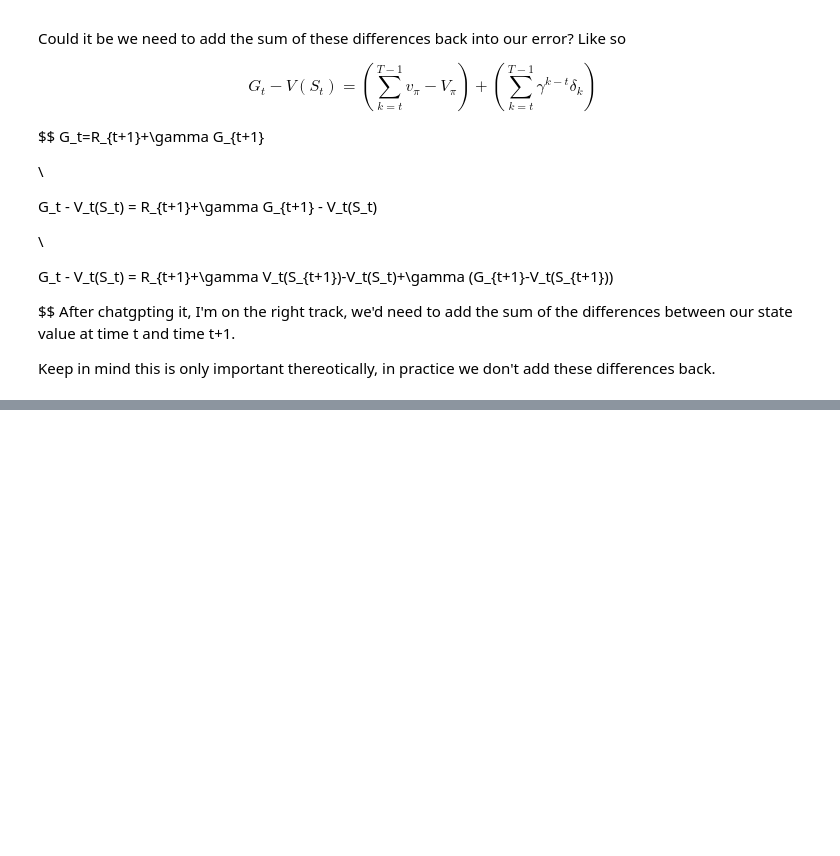
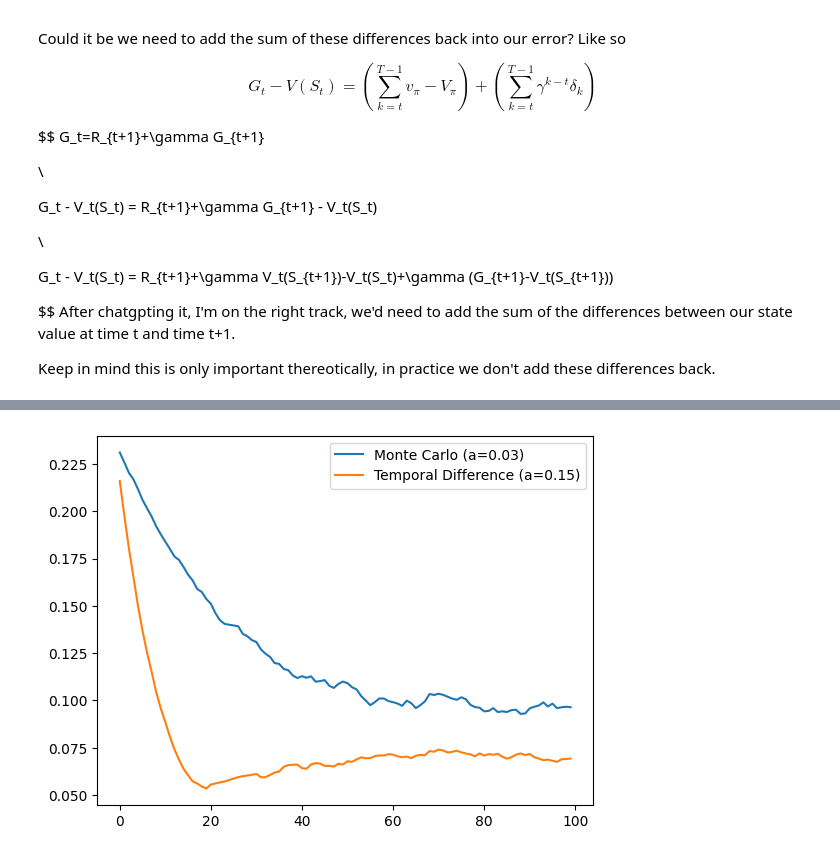
Before and after one commit to josephD-S/sutton-and-barto-RL, a Jupyter notebook: chapter-6.ipynb, the cells around one changed output, grey strips where cells are left out. Drawn from its saved outputs; the diff is of its cells as text; code cells hidden in the pictures; blank space fills up the shorter version.

```diff
--- a/chapter-6.ipynb
+++ b/chapter-6.ipynb
@@ -112,0 +125,95 @@ Essentially, TD has a "memory" of the environment whereas Monte carlo doesn't. T
+# %%
+# Example 6.2 Random Walk
+import random
+import numpy as np
+import matplotlib.pyplot as plt
+
+TRUE_STATE_VALUES = np.array([1/6, 2/6, 3/6, 4/6, 5/6])
+INITIAL_STATE_VALUES = 3/6
+
+def random_walk() -> tuple[list, int]:
+    walk = ["T_left", "A", "B", "C", "D", "E", "T_right"]
+    curr = 3 # Start at C
+    reward = 0
+    trajectory = [walk[curr]]
+
+    while walk[curr][0] != "T":
+        if random.random() < 0.5: # Left
+            curr = curr-1
+        else:
+            curr = curr+1# Right
+        trajectory.append(walk[curr])
+
+    if walk[curr] == "T_right":
+        reward = 1
+
+    return (trajectory, reward)
+
+def rmse(arr_one, arr_two):
+    return np.sqrt(np.mean((arr_one-arr_two)**2))
+
+def monte_carlo_prediction(alpha: float, episodes: int) -> np.array:
+    state_values = np.zeros(5, np.float64) + INITIAL_STATE_VALUES
+    index_map = {"A": 0, "B": 1, "C": 2, "D": 3, "E": 4}
+    rmse_hist = []
+
+    for _ in range(episodes):
+        trajectory, reward = random_walk()
+
+        for timestep in trajectory[-2::-1]: # Reverse and start at second element in the reversed list
+            idx = index_map[timestep]
+            state_values[idx] = state_values[idx] + (alpha * (reward - state_values[idx]))
+
+        rmse_hist.append(rmse(TRUE_STATE_VALUES, state_values))
+
+    return state_values, rmse_hist
+
+def temporal_difference_prediction(alpha: float, episodes: int) -> np.array:
+    state_values = np.zeros(5, np.float64) + INITIAL_STATE_VALUES
+    index_map = {"A": 0, "B": 1, "C": 2, "D": 3, "E": 4}
+    rmse_hist = []
+
+    for _ in range(episodes):
+        trajectory, reward = random_walk()
+
+        for timestep_idx in range(len(trajectory)-1):
+            state = trajectory[timestep_idx]
+            subsequent_state = trajectory[timestep_idx+1]
+            state_idx = index_map[state]
+
+            if timestep_idx == len(trajectory)-2: # If at second last state (last non-terminal state)
+                state_values[state_idx] += alpha * (reward - state_values[state_idx])
+            else:
+                ss_idx = index_map[subsequent_state]
+                state_values[state_idx] += alpha * (state_values[ss_idx]-state_values[state_idx])
+
+        rmse_hist.append(rmse(TRUE_STATE_VALUES, state_values))
+
+    return state_values, rmse_hist
+
+
+mc_alpha = 0.03
+td_alpha = 0.15
+episodes = 100
+all_mc_rmse_lists = []
+all_td_rmse_lists = []
+
+for i in range(200):
+    _, mc_rmse_hist = monte_carlo_prediction(mc_alpha, episodes)
+    all_mc_rmse_lists.append(mc_rmse_hist)
+
+for i in range(200):
+    _, td_rmse_hist = temporal_difference_prediction(td_alpha, episodes)
+    all_td_rmse_lists.append(td_rmse_hist)
+
+avg_mc_rmse = np.array(all_mc_rmse_lists).mean(axis=0)
+avg_td_rmse = np.array(all_td_rmse_lists).mean(axis=0)
+
+plt.plot(avg_mc_rmse, label=f"Monte Carlo (a={mc_alpha})")
+plt.plot(avg_td_rmse, label=f"Temporal Difference (a={td_alpha})")
+plt.legend()
+
+# TD tends to do better at a relatively high Alpha compared to MC
+# TD converges much faster than MC
+# At very low alphas (0.006 for both), MC actually. converges better
+# %% [output]
@@ -112,0 +221 @@ Essentially, TD has a "memory" of the environment whereas Monte carlo doesn't. T
+[figure, added]
```
Also changed, not shown: parts of 16 cells of this notebook.
